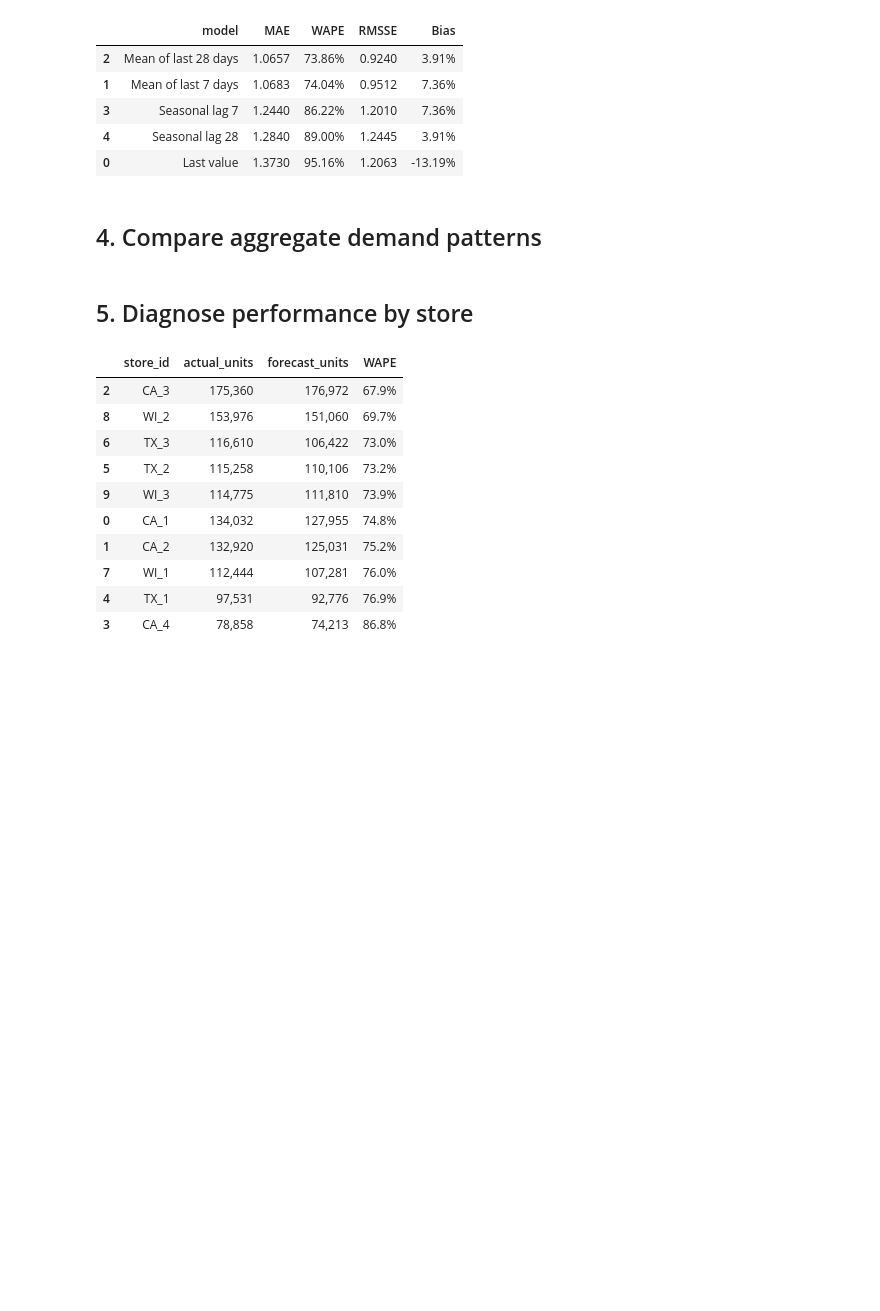
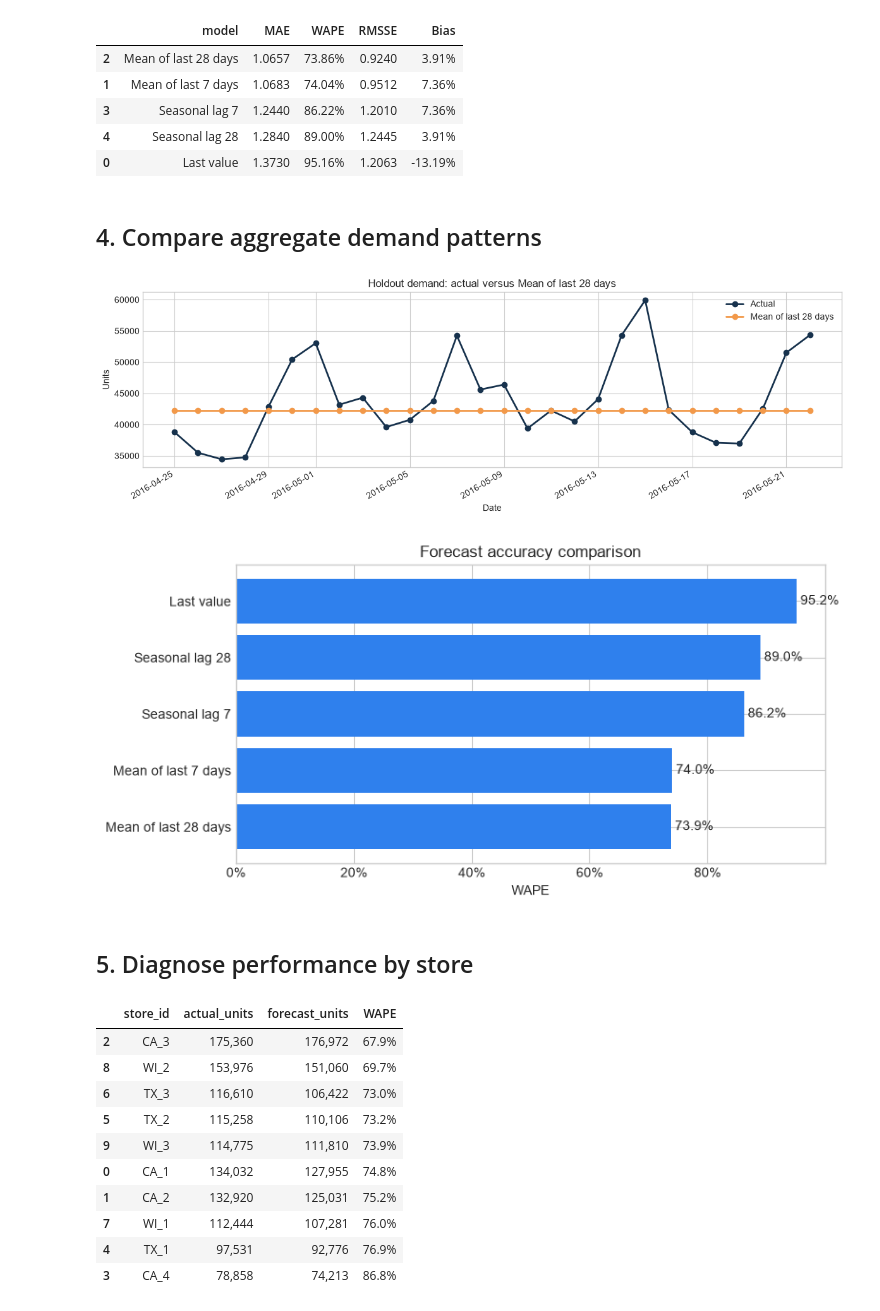
Before and after one commit to ericmavigo/retail-demand-forecasting, a Jupyter notebook: notebooks/01_m5_demand_forecasting.ipynb, the cells around one changed output. Saved outputs shown, nothing was run; the diff lists cells and outputs as text; code cells hidden in the pictures; blank space fills up the shorter version.

Commit message:
Render notebook charts as portable PNG outputs

```diff
--- a/notebooks/01_m5_demand_forecasting.ipynb
+++ b/notebooks/01_m5_demand_forecasting.ipynb
@@ -114,10 +122,30 @@ display(results.style.format({'MAE': '{:.4f}', 'WAPE': '{:.2%}', 'RMSSE': '{:.4f
 # %%
 best_name = results.iloc[0].model
 best = forecasts[best_name]
 dates = calendar_days.loc[TRAIN_END:, 'date'].reset_index(drop=True)
 forecast_daily = pd.DataFrame({'date': dates, 'actual': actual.sum(axis=0), 'forecast': best.sum(axis=0)})
-px.line(forecast_daily, x='date', y=['actual', 'forecast'], markers=True, title=f'Holdout demand: actual versus {best_name}').show()
-px.bar(results.sort_values('WAPE', ascending=False), x='WAPE', y='model', orientation='h', text_auto='.1%', title='Forecast accuracy comparison').show()
+
+fig, ax = plt.subplots(figsize=(12, 4))
+ax.plot(forecast_daily.date, forecast_daily.actual, marker='o', linewidth=2, label='Actual', color=COLORS['navy'])
+ax.plot(forecast_daily.date, forecast_daily.forecast, marker='o', linewidth=2, label=best_name, color=COLORS['orange'])
+ax.set(title=f'Holdout demand: actual versus {best_name}', xlabel='Date', ylabel='Units')
+ax.legend(frameon=False)
+fig.autofmt_xdate()
+fig.tight_layout()
+plt.show()
+
+ordered = results.sort_values('WAPE', ascending=True)
+fig, ax = plt.subplots(figsize=(8, 4))
+bars = ax.barh(ordered.model, ordered.WAPE, color=COLORS['blue'])
+ax.set(title='Forecast accuracy comparison', xlabel='WAPE', ylabel='')
+ax.xaxis.set_major_formatter(PercentFormatter(1))
+for bar, value in zip(bars, ordered.WAPE):
+    ax.text(value, bar.get_y() + bar.get_height() / 2, f' {value:.1%}', va='center')
+fig.tight_layout()
+plt.show()
+# %% [output]
+[figure, added]
+[figure, added]
 # %% [markdown]
 ## 5. Diagnose performance by store
 # %%
```
Also changed, not shown: parts of 3 cells of this notebook, 4 other files.
